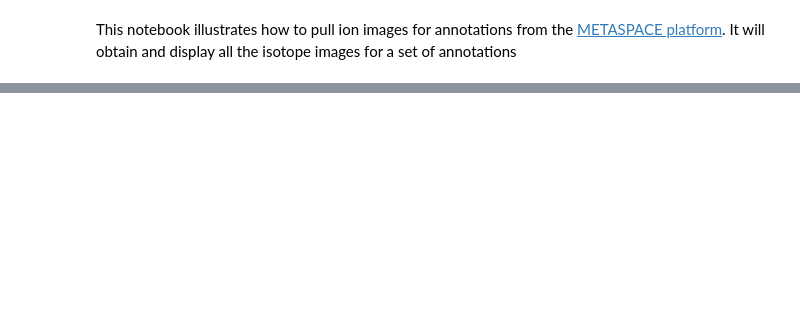
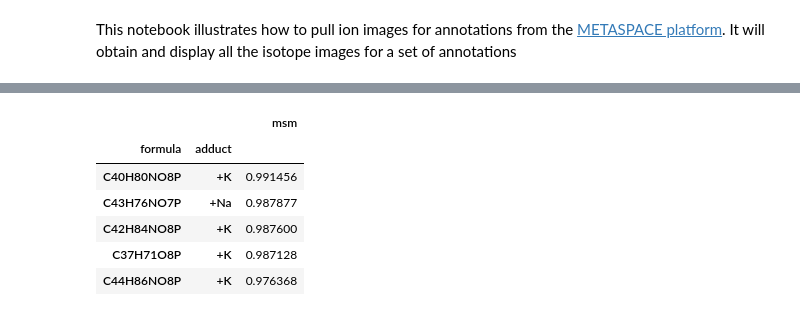
Before and after one commit to metaspace2020/metaspace, a Jupyter notebook: metaspace/python-client/example/iso_img_retrieval.ipynb, the cells around one changed output, grey strips where cells are left out. Saved outputs shown, nothing was run; the diff lists cells and outputs as text; code cells hidden in the pictures; blank space fills up the shorter version.

```diff
--- a/metaspace/python-client/example/iso_img_retrieval.ipynb
+++ b/metaspace/python-client/example/iso_img_retrieval.ipynb
@@ -42,0 +39,13 @@ results.head()
+# %%
+ds = sm.dataset(id="2016-09-22_11h16m17s")
+results = ds.results()
+annotations = results[results.fdr <= 0.1][['msm']]
+annotations.head()
+# %% [output]
+|  |  | msm |
+| formula | adduct |  |
+| C40H80NO8P | +K | 0.991456 |
+| C43H76NO7P | +Na | 0.987877 |
+| C42H84NO8P | +K | 0.987600 |
+| C37H71O8P | +K | 0.987128 |
+| C44H86NO8P | +K | 0.976368 |
```
Also changed, not shown: parts of 11 cells of this notebook, 4 other files.
